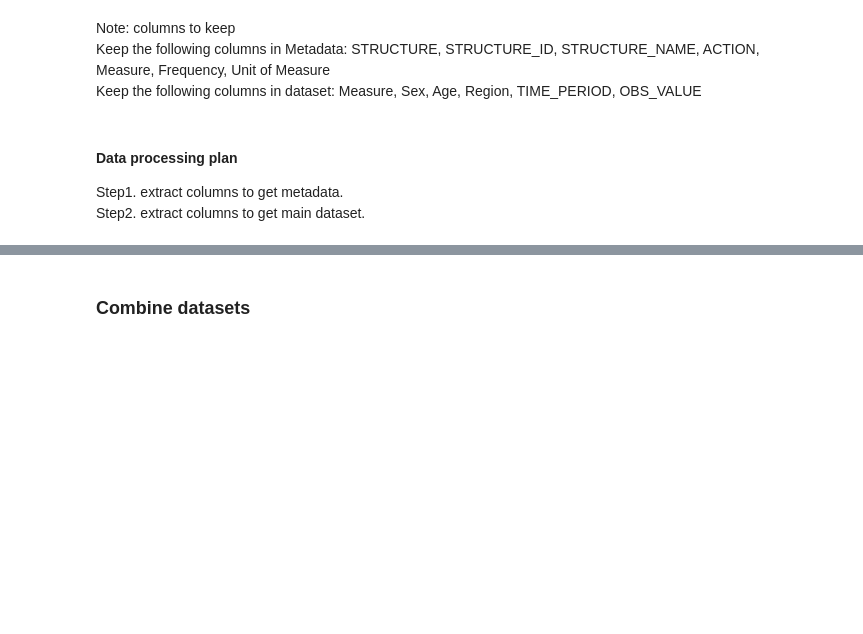
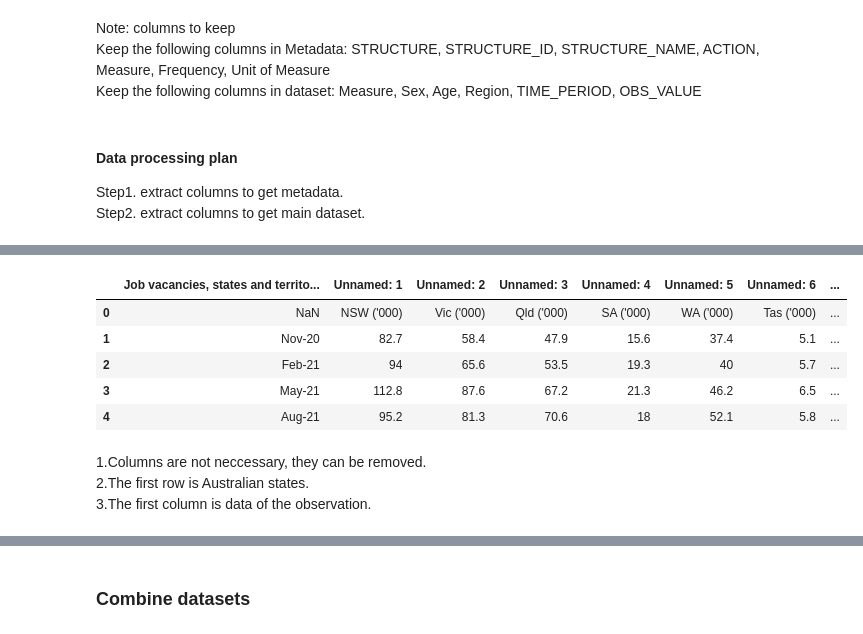
Before and after one commit to Abotyt/australiaMarketExpansionStrategy, a Jupyter notebook: AustralianUnemployedPrediction/DataWrangling&Cleaning/DataCleaning.ipynb, the cells around one changed output, grey strips where cells are left out. Drawn from its saved outputs; the diff is of its cells as text; code cells hidden in the pictures; blank space fills up the shorter version.

Commit message:
transform job_vacancies

```diff
--- a/AustralianUnemployedPrediction/DataWrangling&Cleaning/DataCleaning.ipynb
+++ b/AustralianUnemployedPrediction/DataWrangling&Cleaning/DataCleaning.ipynb
@@ -824,0 +866,15 @@ ERP_Quarterly.head()
+# %%
+Job_vacancies_Original = dataframes['Job_vacancies_Original'].copy()
+# %%
+Job_vacancies_Original.head()
+# %% [output]
+|  | Job vacancies, states and territo... | Unnamed: 1 | Unnamed: 2 | Unnamed: 3 | Unnamed: 4 | Unnamed: 5 | Unnamed: 6 | ... |
+| 0 | NaN | NSW ('000) | Vic ('000) | Qld ('000) | SA ('000) | WA ('000) | Tas ('000) | ... |
+| 1 | Nov-20 | 82.7 | 58.4 | 47.9 | 15.6 | 37.4 | 5.1 | ... |
+| 2 | Feb-21 | 94 | 65.6 | 53.5 | 19.3 | 40 | 5.7 | ... |
+| 3 | May-21 | 112.8 | 87.6 | 67.2 | 21.3 | 46.2 | 6.5 | ... |
+| 4 | Aug-21 | 95.2 | 81.3 | 70.6 | 18 | 52.1 | 5.8 | ... |
+# %% [markdown]
+1.Columns are not neccessary, they can be removed.\
+2.The first row is Australian states.\
+3.The first column is data of the observation.
```
Also changed, not shown: parts of 17 cells of this notebook.
